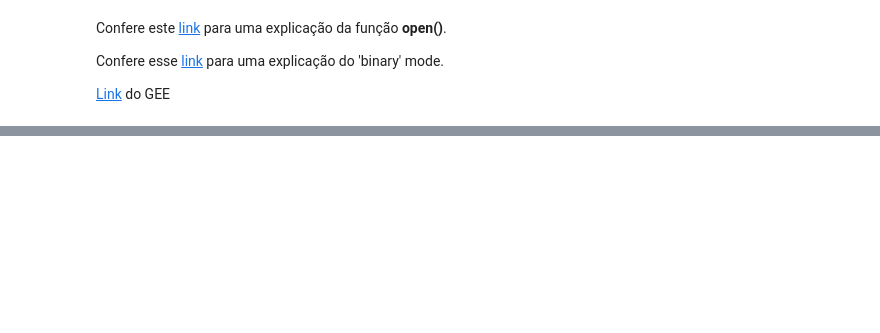
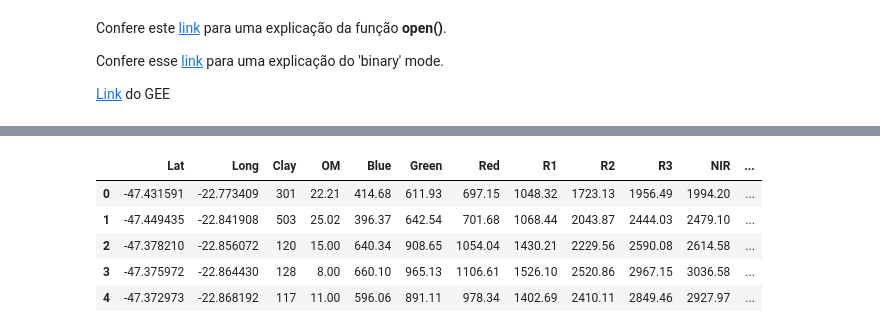
Before and after one commit to neli12/tutoriais_python, a Jupyter notebook: Tutorial 1.ipynb, the cells around one changed output, grey strips where cells are left out. Saved outputs shown, nothing was run; the diff lists cells and outputs as text; code cells hidden in the pictures; blank space fills up the shorter version.

```diff
--- a/Tutorial 1.ipynb
+++ b/Tutorial 1.ipynb
@@ -238,0 +284,3 @@ Confere esse [link](https://leimao.github.io/blog/File-IO-Binary-VS-Text/) para
+# %%
+covs = rio.open('s2a.tif')
+covs
@@ -238,0 +289,7 @@ Confere esse [link](https://leimao.github.io/blog/File-IO-Binary-VS-Text/) para
+# %%
+## Extrair os valores do raster
+dataset_gp.index = range(len(dataset_gp))
+dataset_gp
+coords = [(x,y) for x, y in zip(dataset_gp.Lat, dataset_gp.Long)]
+dataset_gp['all'] = [x for x in covs.sample(coords)]
+dataset_gp.head()
@@ -238,0 +303,16 @@ Confere esse [link](https://leimao.github.io/blog/File-IO-Binary-VS-Text/) para
+# %%
+## Convert to pandas dataframe and separate the columns list
+dat_df = pd.DataFrame(dataset_gp)
+dat_split = pd.DataFrame(dat_df['all'].tolist(), columns = ['Blue', 'Green', 'Red', 'R1', 'R2', 'R3',
+                                                           'NIR', '8A', 'SWIR1', 'SWIR2', 'NDVI']).round(2)
+dat_df = pd.concat([dat_df, dat_split], axis=1)
+dat_df = dat_df.drop(['geometry', 'all'], axis=1)  ## drop all the columns that will no be used
+
+dat_df.head()
+# %% [output]
+|  | Lat | Long | Clay | OM | Blue | Green | Red | R1 | R2 | R3 | NIR | ... |
+| 0 | -47.431591 | -22.773409 | 301 | 22.21 | 414.68 | 611.93 | 697.15 | 1048.32 | 1723.13 | 1956.49 | 1994.20 | ... |
+| 1 | -47.449435 | -22.841908 | 503 | 25.02 | 396.37 | 642.54 | 701.68 | 1068.44 | 2043.87 | 2444.03 | 2479.10 | ... |
+| 2 | -47.378210 | -22.856072 | 120 | 15.00 | 640.34 | 908.65 | 1054.04 | 1430.21 | 2229.56 | 2590.08 | 2614.58 | ... |
+| 3 | -47.375972 | -22.864430 | 128 | 8.00 | 660.10 | 965.13 | 1106.61 | 1526.10 | 2520.86 | 2967.15 | 3036.58 | ... |
+| 4 | -47.372973 | -22.868192 | 117 | 11.00 | 596.06 | 891.11 | 978.34 | 1402.69 | 2410.11 | 2849.46 | 2927.97 | ... |
```
Also changed, not shown: parts of 19 cells of this notebook, 5 other files.
